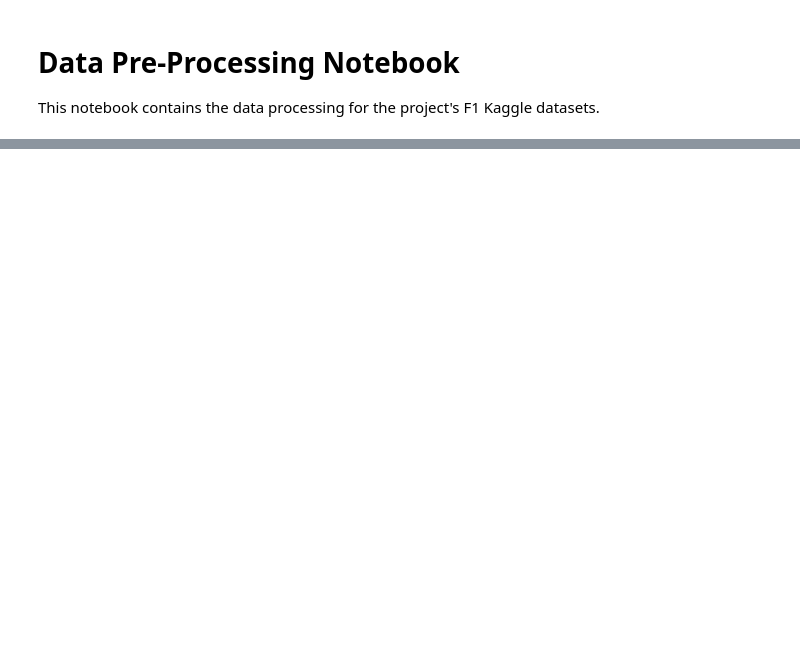
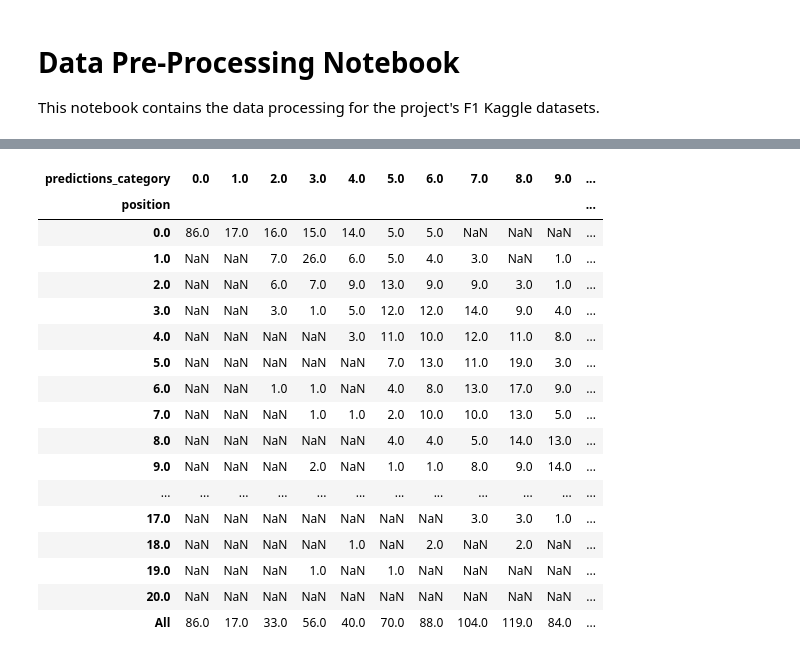
Before and after one commit to RFM322/F1F2_Analytics4FutureChampions, a Jupyter notebook: data-pre-processing.ipynb, the cells around one changed output, grey strips where cells are left out. Drawn from its saved outputs; the diff is of its cells as text; code cells hidden in the pictures; blank space fills up the shorter version.

```diff
--- a/data-pre-processing.ipynb
+++ b/data-pre-processing.ipynb
@@ -156,0 +287,7 @@ X_train, X_test, y_train, y_test = train_test_split(
+# %%
+
+#Visualize position and predictions in a dataframe
+slm_predictions.name = 'predictions'
+df_slm_results = y_train.to_frame().join(slm_predictions)
+df_slm_results.head()
+#----------------------------------------------------
@@ -156,0 +301,37 @@ X_train, X_test, y_train, y_test = train_test_split(
+# %%
+
+#Round results and visualize in a matrix form
+
+#Round results
+df_slm_results['predictions'] = df_slm_results['predictions'].round().apply(lambda x : 0 if x <= 0 else x)
+# Create a categorical column based on rounded predictions
+df_slm_results['predictions_category'] = df_slm_results['predictions'].round()
+
+#Visualize matrix
+pd.pivot_table(
+    df_slm_results,
+    index='position',
+    columns='predictions_category',
+    values='predictions',
+    aggfunc='count',
+    margins=True
+)
+# %% [output]
+| predictions_category | 0.0 | 1.0 | 2.0 | 3.0 | 4.0 | 5.0 | 6.0 | 7.0 | 8.0 | 9.0 | ... |
+| position |  |  |  |  |  |  |  |  |  |  | ... |
+| 0.0 | 86.0 | 17.0 | 16.0 | 15.0 | 14.0 | 5.0 | 5.0 | NaN | NaN | NaN | ... |
+| 1.0 | NaN | NaN | 7.0 | 26.0 | 6.0 | 5.0 | 4.0 | 3.0 | NaN | 1.0 | ... |
+| 2.0 | NaN | NaN | 6.0 | 7.0 | 9.0 | 13.0 | 9.0 | 9.0 | 3.0 | 1.0 | ... |
+| 3.0 | NaN | NaN | 3.0 | 1.0 | 5.0 | 12.0 | 12.0 | 14.0 | 9.0 | 4.0 | ... |
+| 4.0 | NaN | NaN | NaN | NaN | 3.0 | 11.0 | 10.0 | 12.0 | 11.0 | 8.0 | ... |
+| 5.0 | NaN | NaN | NaN | NaN | NaN | 7.0 | 13.0 | 11.0 | 19.0 | 3.0 | ... |
+| 6.0 | NaN | NaN | 1.0 | 1.0 | NaN | 4.0 | 8.0 | 13.0 | 17.0 | 9.0 | ... |
+| 7.0 | NaN | NaN | NaN | 1.0 | 1.0 | 2.0 | 10.0 | 10.0 | 13.0 | 5.0 | ... |
+| 8.0 | NaN | NaN | NaN | NaN | NaN | 4.0 | 4.0 | 5.0 | 14.0 | 13.0 | ... |
+| 9.0 | NaN | NaN | NaN | 2.0 | NaN | 1.0 | 1.0 | 8.0 | 9.0 | 14.0 | ... |
+| ... | ... | ... | ... | ... | ... | ... | ... | ... | ... | ... | ... |
+| 17.0 | NaN | NaN | NaN | NaN | NaN | NaN | NaN | 3.0 | 3.0 | 1.0 | ... |
+| 18.0 | NaN | NaN | NaN | NaN | 1.0 | NaN | 2.0 | NaN | 2.0 | NaN | ... |
+| 19.0 | NaN | NaN | NaN | 1.0 | NaN | 1.0 | NaN | NaN | NaN | NaN | ... |
+| 20.0 | NaN | NaN | NaN | NaN | NaN | NaN | NaN | NaN | NaN | NaN | ... |
+| All | 86.0 | 17.0 | 33.0 | 56.0 | 40.0 | 70.0 | 88.0 | 104.0 | 119.0 | 84.0 | ... |
```
Also changed, not shown: parts of 13 cells of this notebook.
